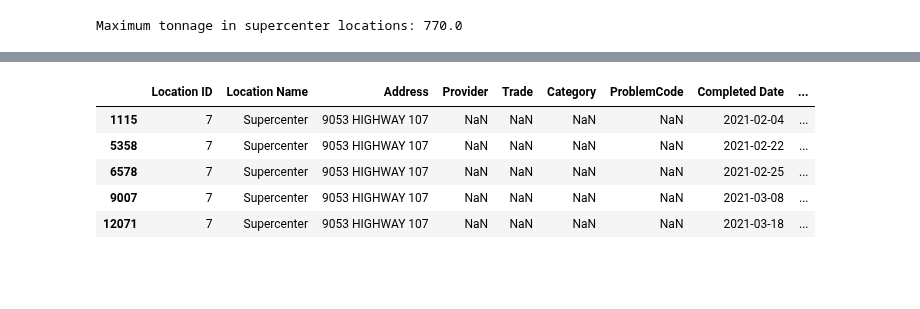
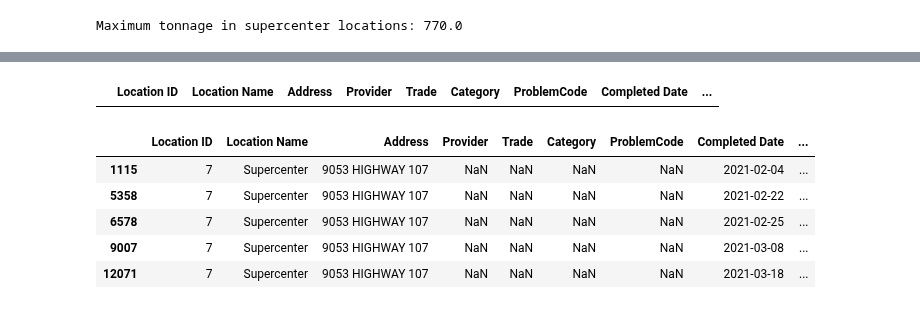
Before and after one commit to jli615/dtxwalmart, a Jupyter notebook: splitting.ipynb, the cells around one changed output, grey strips where cells are left out. Saved outputs shown, nothing was run; the diff lists cells and outputs as text; code cells hidden in the pictures; blank space fills up the shorter version.

```diff
--- a/splitting.ipynb
+++ b/splitting.ipynb
@@ -92,3 +92,9 @@ max_tonnage = supercenter_df['Tonnage'].max()
 print("Maximum tonnage in supercenter locations:", max_tonnage)
 # %% [output]
 Maximum tonnage in supercenter locations: 770.0
+# %%
+# Convert 'Completed Date' to datetime
+supercenter_df['Completed Date'] = pd.to_datetime(df['Completed Date'])
+
+# Calculate the difference in days
+supercenter_df['Days Since Last Pickup'] = supercenter_df.groupby('Location ID')['Completed Date'].diff().dt.days
@@ -95,3 +112,7 @@ Maximum tonnage in supercenter locations: 770.0
+# %%
+supercenter_df[supercenter_df["Days Since Last Pickup"] == 0]
+# %% [output]
+|  | Location ID | Location Name | Address | Provider | Trade | Category | ProblemCode | Completed Date | ... |
 # %%
 store_7 = supercenter_df[df['Location ID'] == 7]
 store_7.head(5)
```
Also changed, not shown: parts of 2 cells of this notebook, 1 other file.
